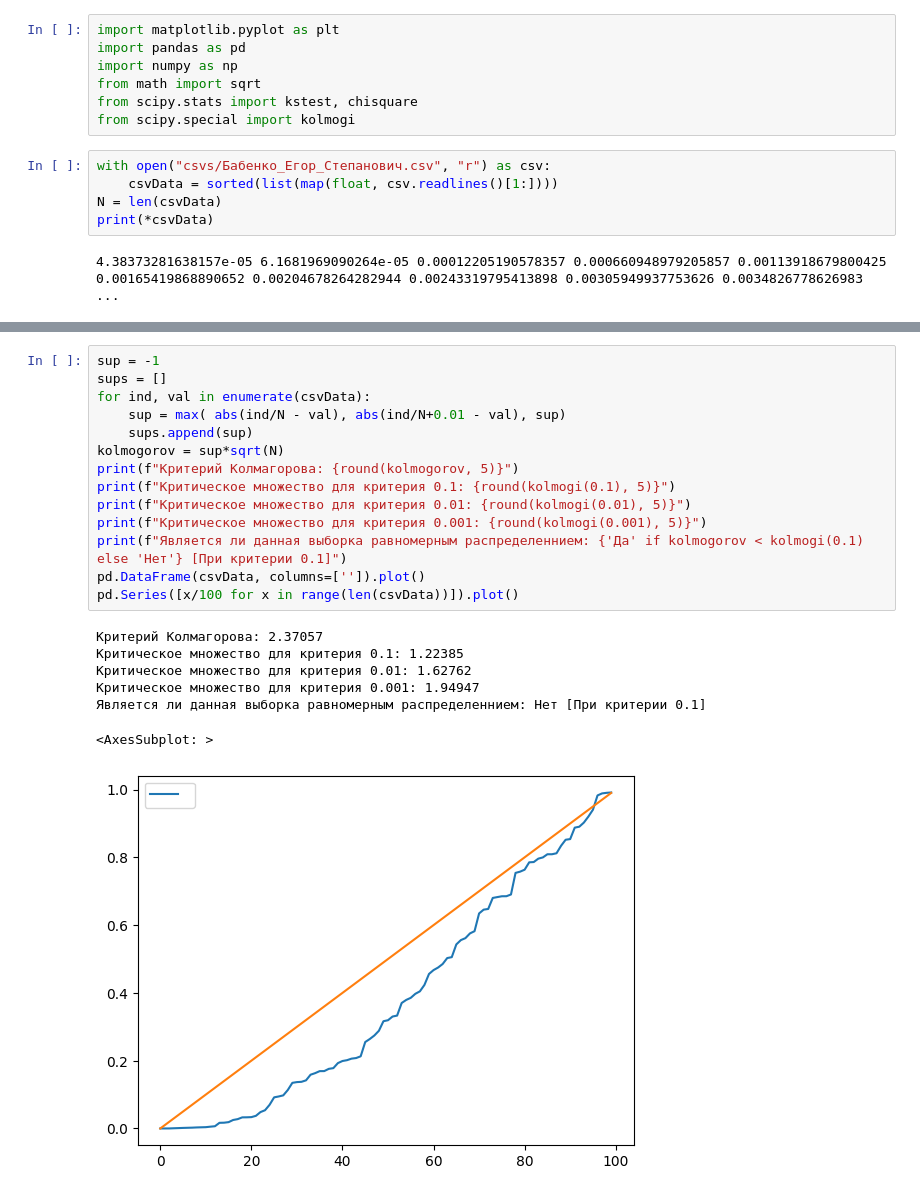
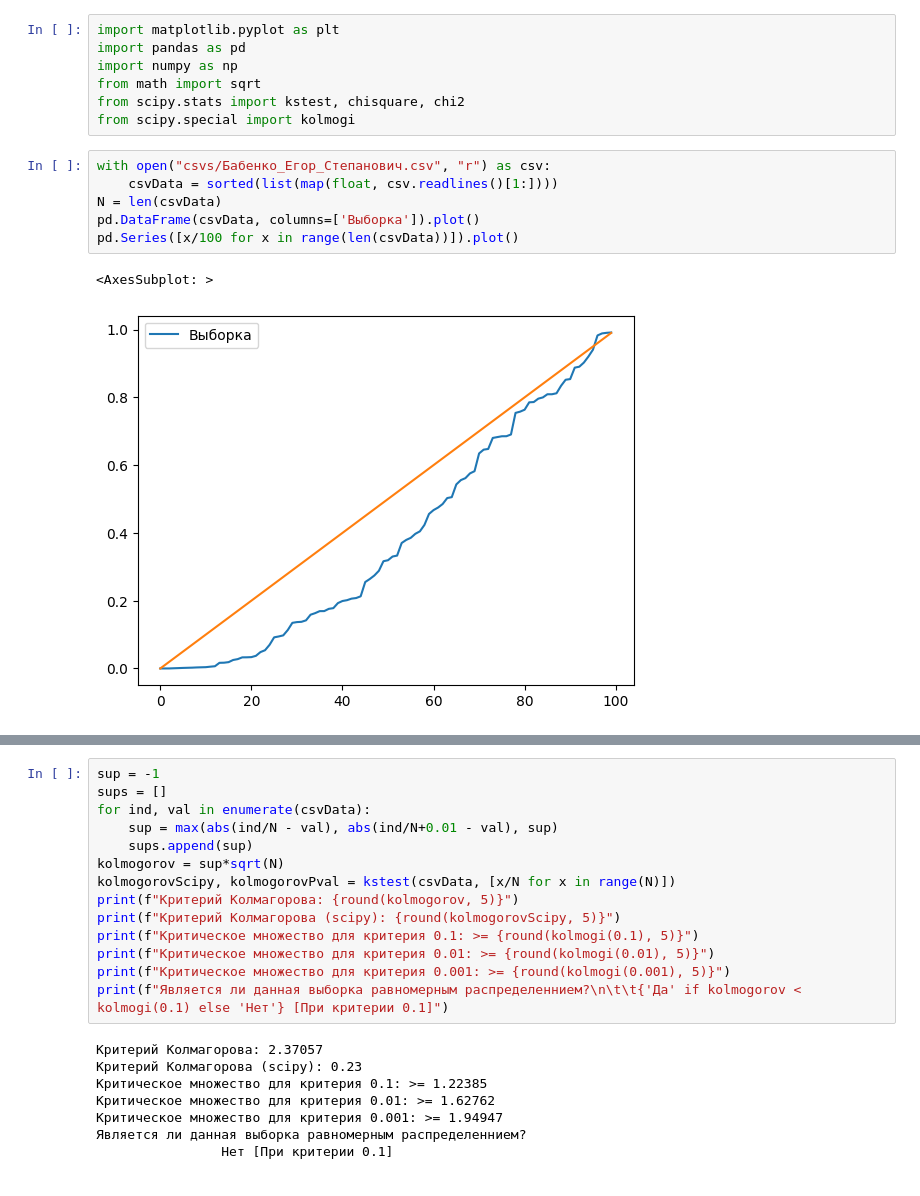
Before and after one commit to JooudDoo/TViMS, a Jupyter notebook: Raschetka/main.ipynb, the cells around one changed output, grey strips where cells are left out. Cells and saved outputs as stored; diff of their text form.

```diff
--- a/Raschetka/main.ipynb
+++ b/Raschetka/main.ipynb
@@ -3,15 +3,17 @@ import matplotlib.pyplot as plt
 import pandas as pd
 import numpy as np
 from math import sqrt
-from scipy.stats import kstest, chisquare
+from scipy.stats import kstest, chisquare, chi2
 from scipy.special import kolmogi
 # %%
 with open("csvs/Бабенко_Егор_Степанович.csv", "r") as csv:
     csvData = sorted(list(map(float, csv.readlines()[1:])))
 N = len(csvData)
-print(*csvData)
+pd.DataFrame(csvData, columns=['Выборка']).plot()
+pd.Series([x/100 for x in range(len(csvData))]).plot()
 # %% [output]
-4.38373281638157e-05 6.1681969090264e-05 0.00012205190578357 0.000660948979205857 0.00113918679800425 0.00165419868890652 0.00204678264282944 0.00243319795413898 0.00305949937753626 0.0034826778626983 ...
+<AxesSubplot: >
+[figure, added]
 # %% [markdown]
 ### Критерий Колмагорова
 ![image](https://studfile.net/html/2706/242/html_ovh47R4j6U.paDd/htmlconvd-QasmDu_html_b6262d446b8b4187.gif "Колмагоров")![image](https://studfile.net/html/2706/242/html_ovh47R4j6U.paDd/htmlconvd-QasmDu_html_8cb7542502d3b4d3.gif "Колмагоров")
@@ -21,23 +23,23 @@ print(*csvData)
 sup = -1
 sups = []
 for ind, val in enumerate(csvData):
-    sup = max( abs(ind/N - val), abs(ind/N+0.01 - val), sup)
+    sup = max(abs(ind/N - val), abs(ind/N+0.01 - val), sup)
     sups.append(sup)
 kolmogorov = sup*sqrt(N)
+kolmogorovScipy, kolmogorovPval = kstest(csvData, [x/N for x in range(N)])
 print(f"Критерий Колмагорова: {round(kolmogorov, 5)}")
-print(f"Критическое множество для критерия 0.1: {round(kolmogi(0.1), 5)}")
-print(f"Критическое множество для критерия 0.01: {round(kolmogi(0.01), 5)}")
-print(f"Критическое множество для критерия 0.001: {round(kolmogi(0.001), 5)}")
-print(f"Является ли данная выборка равномерным распределеннием: {'Да' if kolmogorov < kolmogi(0.1) else 'Нет'} [При критерии 0.1]")
-pd.DataFrame(csvData, columns=['']).plot()
-pd.Series([x/100 for x in range(len(csvData))]).plot()
+print(f"Критерий Колмагорова (scipy): {round(kolmogorovScipy, 5)}")
+print(f"Критическое множество для критерия 0.1: >= {round(kolmogi(0.1), 5)}")
+print(f"Критическое множество для критерия 0.01: >= {round(kolmogi(0.01), 5)}")
+print(f"Критическое множество для критерия 0.001: >= {round(kolmogi(0.001), 5)}")
+print(f"Является ли данная выборка равномерным распределеннием?\n\t\t{'Да' if kolmogorov < kolmogi(0.1) else 'Нет'} [При критерии 0.1]")
 # %% [output]
 Критерий Колмагорова: 2.37057
-Критическое множество для критерия 0.1: 1.22385
-Критическое множество для критерия 0.01: 1.62762
-Критическое множество для критерия 0.001: 1.94947
-Является ли данная выборка равномерным распределеннием: Нет [При критерии 0.1]
+Критерий Колмагорова (scipy): 0.23
+Критическое множество для критерия 0.1: >= 1.22385
+Критическое множество для критерия 0.01: >= 1.62762
+Критическое множество для критерия 0.001: >= 1.94947
+Является ли данная выборка равномерным распределеннием?
+                Нет [При критерии 0.1]
-<AxesSubplot: >
-[figure, removed]
 # %% [markdown]
 ![image](https://sun9-19.userapi.com/impf/1Ri0svWmF4xIHBaLnaoLwnnMc9C7j18QIcIeNQ/GGPLGQfqcFs.jpg?size=583x198&quality=96&sign=e3110566a59289994b8e15e9d58ccc43&type=album "Хи квадрат")
```
Also changed, not shown: parts of 4 cells of this notebook.
